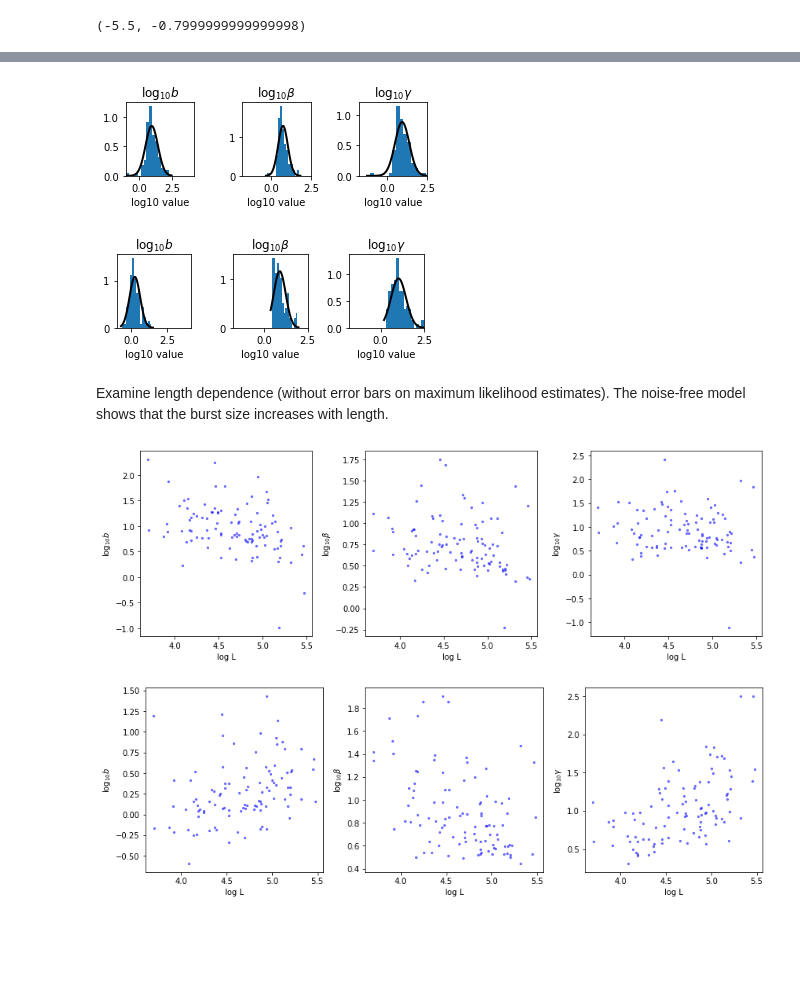
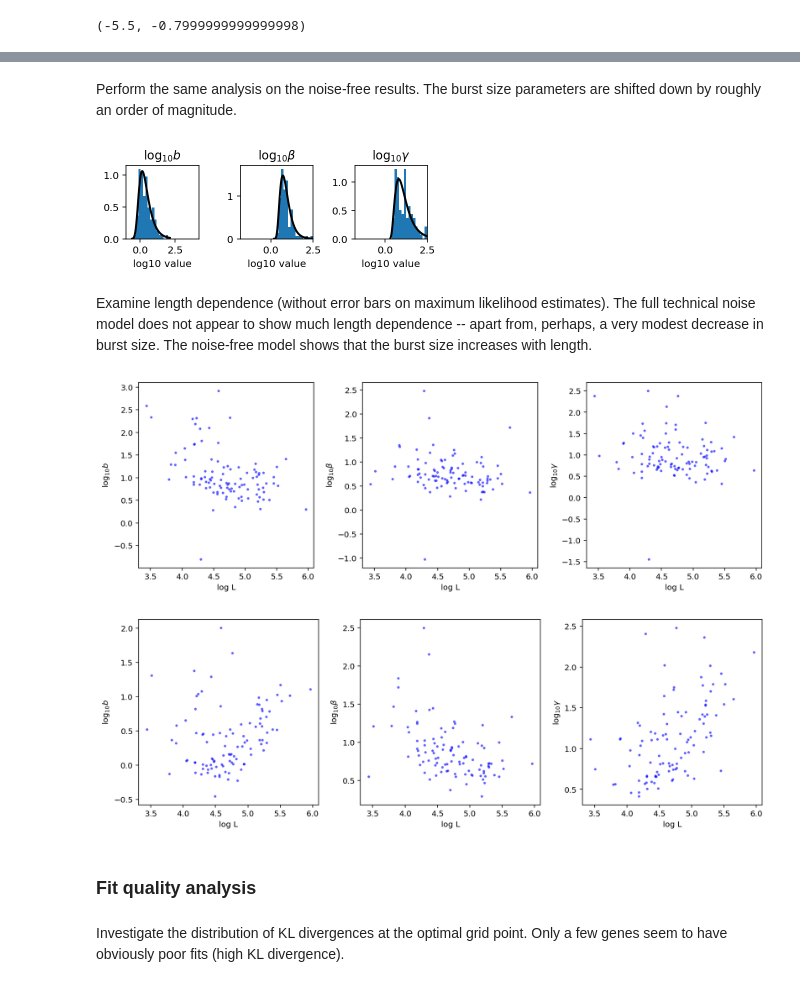
Before and after one commit to pachterlab/GP_2021_3, a Jupyter notebook: example_fit.ipynb, the cells around one changed output, grey strips where cells are left out. Cells and saved outputs as stored; diff of their text form; code cells hidden in the pictures; blank space fills up the shorter version.

```diff
--- a/example_fit.ipynb
+++ b/example_fit.ipynb
@@ -102,0 +126,2 @@ result_data = import_datasets(['./gg_210629_pbmc_1k_fbc_5x6_100gen_1/result.pick
+# %%
+result_data = import_datasets(['./gg_{}_pbmc_1k_fbc_5x6_100gen_1/result.pickle'.format(date.today().strftime("%y%m%d"))])
@@ -127,21 +163,23 @@ Plot a simple lognormal fit to the parameters, with and without sampling. The pa
+# %% [markdown]
+Perform the same analysis on the noise-free results. The burst size parameters are shifted down by roughly an order of magnitude.
 # %%
-plot_param_marg(result_data)
+plot_param_marg(result_data,nosamp=True,fitlaw=norminvgauss)
 # %% [output]
-[figure, old version]
+[figure, new version]
-# %%
-plot_param_marg(result_data,nosamp=True)
-# %% [output]
-[figure, removed]
 # %% [markdown]
-Examine length dependence (without error bars on maximum likelihood estimates). The noise-free model shows that the burst size increases with length.
+Examine length dependence (without error bars on maximum likelihood estimates). The full technical noise model does not appear to show much length dependence -- apart from, perhaps, a very modest decrease in burst size. The noise-free model shows that the burst size increases with length.
 # %%
 plot_param_L_dep(result_data,plot_errorbars=False)
 # %% [output]
-[figure, old version]
+[figure, new version]
 # %%
 plot_param_L_dep(result_data,plot_errorbars=False,nosamp=True)
 # %% [output]
-[figure, old version]
+[figure, new version]
+# %% [markdown]
+### Fit quality analysis
+# %% [markdown]
+Investigate the distribution of KL divergences at the optimal grid point. Only a few genes seem to have obviously poor fits (high KL divergence).
 # %%
 plot_KL(result_data)
 # %% [output]
```
Also changed, not shown: parts of 58 cells of this notebook.
